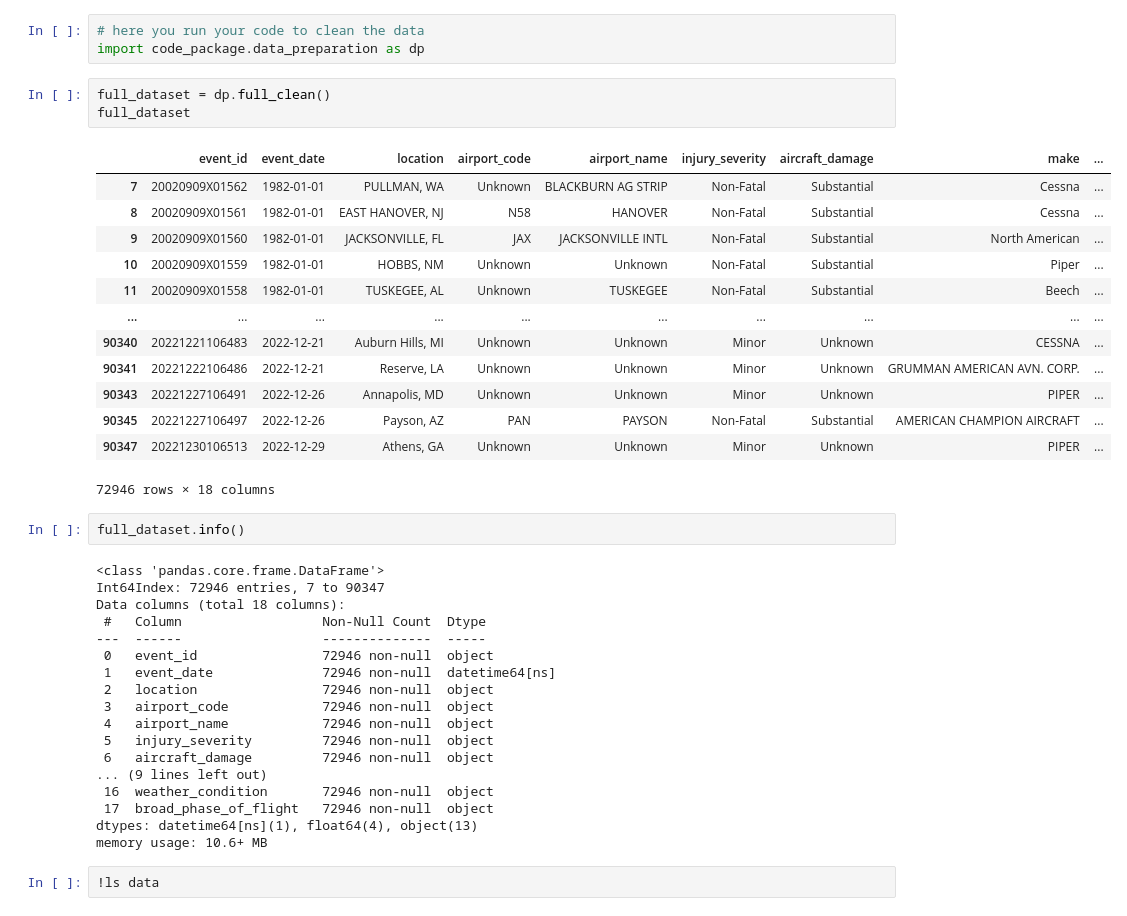
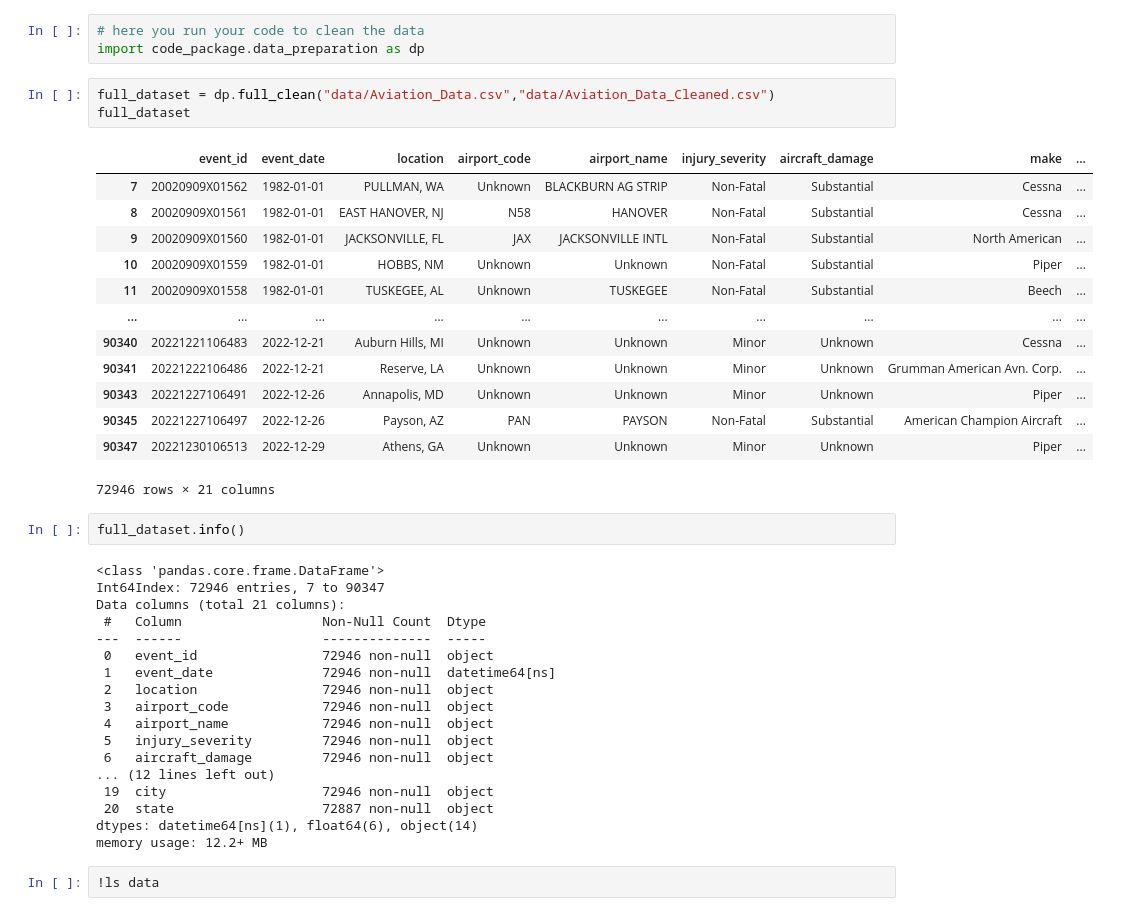
Before and after one commit to jamesleemeredith/aircraft-risk-analysis, a Jupyter notebook: aviation-analysis.ipynb, the cells around one changed output. Cells and saved outputs as stored; diff of their text form.

Commit message:
Initial EDA with more data cleaning

```diff
--- a/aviation-analysis.ipynb
+++ b/aviation-analysis.ipynb
@@ -62,28 +64,28 @@ Questions to consider:
 # here you run your code to clean the data
 import code_package.data_preparation as dp
 # %%
-full_dataset = dp.full_clean()
+full_dataset = dp.full_clean("data/Aviation_Data.csv","data/Aviation_Data_Cleaned.csv")
 full_dataset
 # %% [output]
 |  | event_id | event_date | location | airport_code | airport_name | injury_severity | aircraft_damage | make | ... |
 | 7 | 20020909X01562 | 1982-01-01 | PULLMAN, WA | Unknown | BLACKBURN AG STRIP | Non-Fatal | Substantial | Cessna | ... |
 | 8 | 20020909X01561 | 1982-01-01 | EAST HANOVER, NJ | N58 | HANOVER | Non-Fatal | Substantial | Cessna | ... |
 | 9 | 20020909X01560 | 1982-01-01 | JACKSONVILLE, FL | JAX | JACKSONVILLE INTL | Non-Fatal | Substantial | North American | ... |
 | 10 | 20020909X01559 | 1982-01-01 | HOBBS, NM | Unknown | Unknown | Non-Fatal | Substantial | Piper | ... |
 | 11 | 20020909X01558 | 1982-01-01 | TUSKEGEE, AL | Unknown | TUSKEGEE | Non-Fatal | Substantial | Beech | ... |
 | ... | ... | ... | ... | ... | ... | ... | ... | ... | ... |
-| 90340 | 20221221106483 | 2022-12-21 | Auburn Hills, MI | Unknown | Unknown | Minor | Unknown | CESSNA | ... |
-| 90341 | 20221222106486 | 2022-12-21 | Reserve, LA | Unknown | Unknown | Minor | Unknown | GRUMMAN AMERICAN AVN. CORP. | ... |
-| 90343 | 20221227106491 | 2022-12-26 | Annapolis, MD | Unknown | Unknown | Minor | Unknown | PIPER | ... |
-| 90345 | 20221227106497 | 2022-12-26 | Payson, AZ | PAN | PAYSON | Non-Fatal | Substantial | AMERICAN CHAMPION AIRCRAFT | ... |
-| 90347 | 20221230106513 | 2022-12-29 | Athens, GA | Unknown | Unknown | Minor | Unknown | PIPER | ... |
+| 90340 | 20221221106483 | 2022-12-21 | Auburn Hills, MI | Unknown | Unknown | Minor | Unknown | Cessna | ... |
+| 90341 | 20221222106486 | 2022-12-21 | Reserve, LA | Unknown | Unknown | Minor | Unknown | Grumman American Avn. Corp. | ... |
+| 90343 | 20221227106491 | 2022-12-26 | Annapolis, MD | Unknown | Unknown | Minor | Unknown | Piper | ... |
+| 90345 | 20221227106497 | 2022-12-26 | Payson, AZ | PAN | PAYSON | Non-Fatal | Substantial | American Champion Aircraft | ... |
+| 90347 | 20221230106513 | 2022-12-29 | Athens, GA | Unknown | Unknown | Minor | Unknown | Piper | ... |
-72946 rows × 18 columns
+72946 rows × 21 columns
 # %%
 full_dataset.info()
 # %% [output]
 <class 'pandas.core.frame.DataFrame'>
 Int64Index: 72946 entries, 7 to 90347
-Data columns (total 18 columns):
+Data columns (total 21 columns):
  #   Column                  Non-Null Count  Dtype
 ---  ------                  --------------  -----
  0   event_id                72946 non-null  object
@@ -93,11 +95,11 @@ Data columns (total 18 columns):
  4   airport_name            72946 non-null  object
  5   injury_severity         72946 non-null  object
  6   aircraft_damage         72946 non-null  object
-... (9 lines left out)
- 16  weather_condition       72946 non-null  object
- 17  broad_phase_of_flight   72946 non-null  object
-dtypes: datetime64[ns](1), float64(4), object(13)
-memory usage: 10.6+ MB
+... (12 lines left out)
+ 19  city                    72946 non-null  object
+ 20  state                   72887 non-null  object
+dtypes: datetime64[ns](1), float64(6), object(14)
+memory usage: 12.2+ MB
 # %%
 !ls data
 # %% [output]
```
Also changed, not shown: parts of 1 cell of this notebook, 5 other files.
